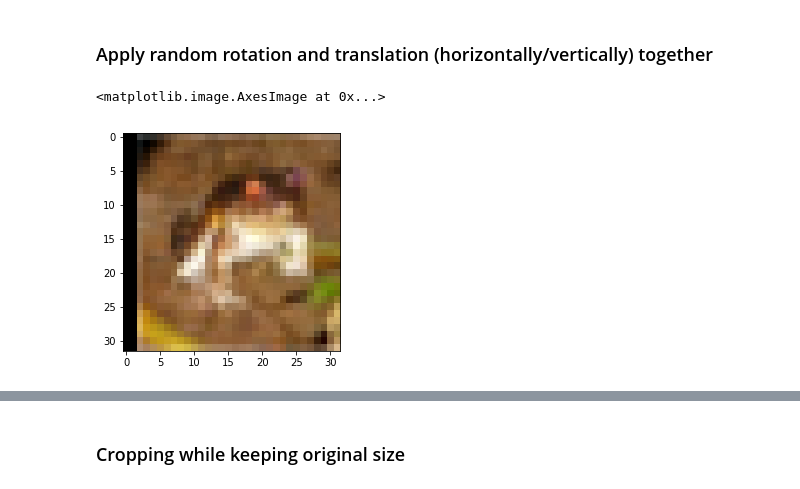
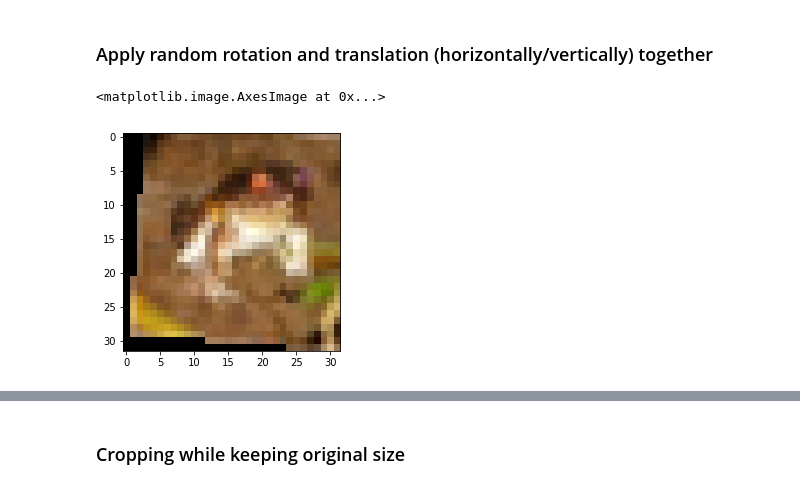
Before and after one commit to naellenhe/pytorch_cnn_cifar10, a Jupyter notebook: cifar_data_augmentation.ipynb, the cells around one changed output, grey strips where cells are left out. Drawn from its saved outputs; the diff is of its cells as text; code cells hidden in the pictures.

```diff
--- a/cifar_data_augmentation.ipynb
+++ b/cifar_data_augmentation.ipynb
@@ -84,9 +93,9 @@ plt.imshow(sample_rotated_2)
 # %% [markdown]
 ### Apply random rotation and translation (horizontally/vertically) together
 # %%
-# randomly shift images horizontally (fraction of total width)
-sample_translated_vert = transforms.RandomAffine(degrees=0, translate=(0.1,0))(sample_to_pil)
-plt.imshow(sample_translated_vert)
+# randomly rotate images and shift images horizontally / vertically (fraction of total width)
+sample_rotated_translated = transforms.RandomAffine(degrees=15, translate=(0.1,0.1))(sample_to_pil)
+plt.imshow(sample_rotated_translated)
 # %% [output]
 <matplotlib.image.AxesImage at 0x...>
-[figure, old version]
+[figure, new version]
```
Also changed, not shown: parts of 3 cells of this notebook.
